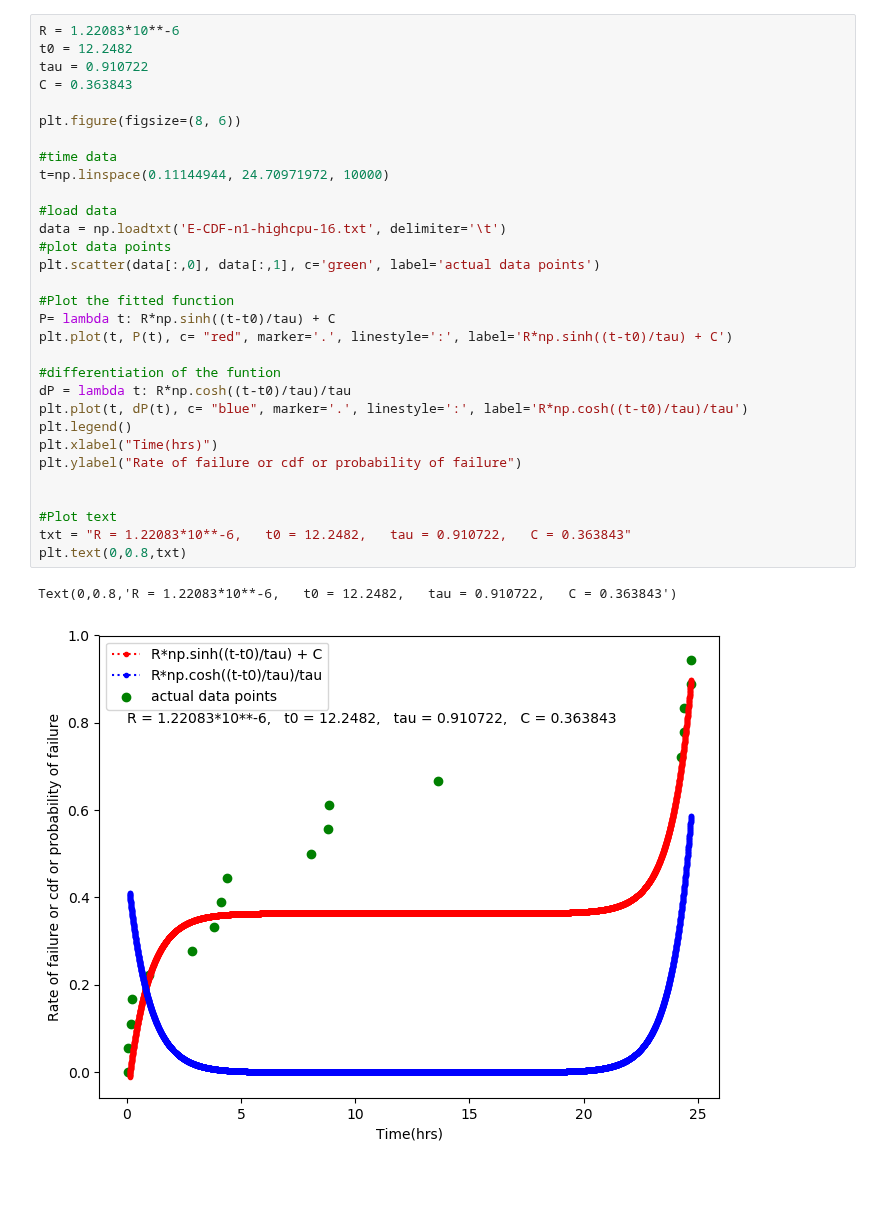
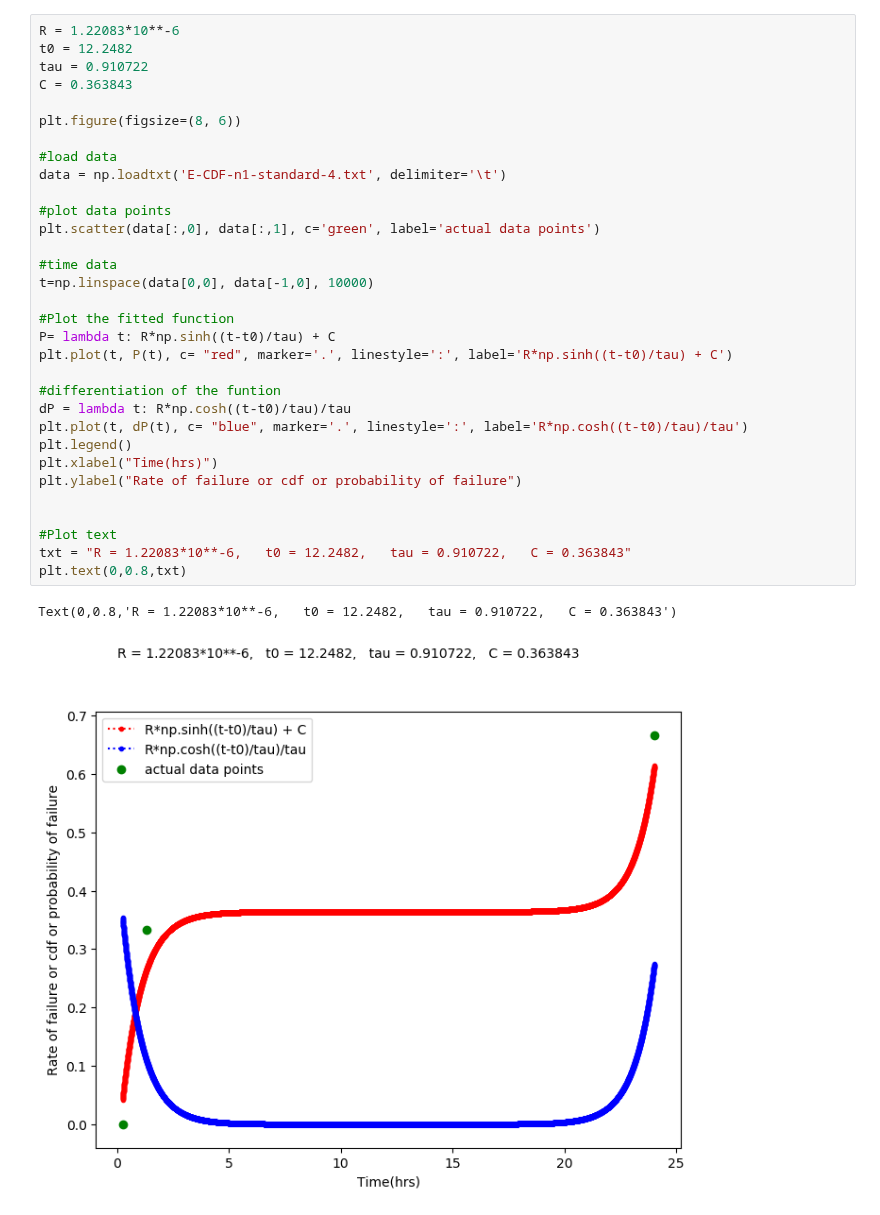
Before and after one commit to prateek-s/scispot, a Jupyter notebook: data/CDF-plot.ipynb, the cells around one changed output. Cells and saved outputs as stored; diff of their text form; blank space fills up the shorter version.

```diff
--- a/data/CDF-plot.ipynb
+++ b/data/CDF-plot.ipynb
@@ -100,36 +117,37 @@ all_data
 # %%
 R = 1.22083*10**-6
 t0 = 12.2482
 tau = 0.910722
 C = 0.363843
 
 plt.figure(figsize=(8, 6))
 
-#time data
-t=np.linspace(0.11144944, 24.70971972, 10000)
+#load data
+data = np.loadtxt('E-CDF-n1-standard-4.txt', delimiter='\t')
 
-#load data
-data = np.loadtxt('E-CDF-n1-highcpu-16.txt', delimiter='\t')
 #plot data points
 plt.scatter(data[:,0], data[:,1], c='green', label='actual data points')
+
+#time data
+t=np.linspace(data[0,0], data[-1,0], 10000)
 
 #Plot the fitted function
 P= lambda t: R*np.sinh((t-t0)/tau) + C
 plt.plot(t, P(t), c= "red", marker='.', linestyle=':', label='R*np.sinh((t-t0)/tau) + C')
 
 #differentiation of the funtion
 dP = lambda t: R*np.cosh((t-t0)/tau)/tau
 plt.plot(t, dP(t), c= "blue", marker='.', linestyle=':', label='R*np.cosh((t-t0)/tau)/tau')
 plt.legend()
 plt.xlabel("Time(hrs)")
 plt.ylabel("Rate of failure or cdf or probability of failure")
 
 
 #Plot text
 txt = "R = 1.22083*10**-6,   t0 = 12.2482,   tau = 0.910722,   C = 0.363843"
 plt.text(0,0.8,txt)
 # %% [output]
 Text(0,0.8,'R = 1.22083*10**-6,   t0 = 12.2482,   tau = 0.910722,   C = 0.363843')
-[figure, old version]
+[figure, new version]
 # %%
 #Analytical solution
```
Also changed, not shown: parts of 4 cells of this notebook, 6 other files.
